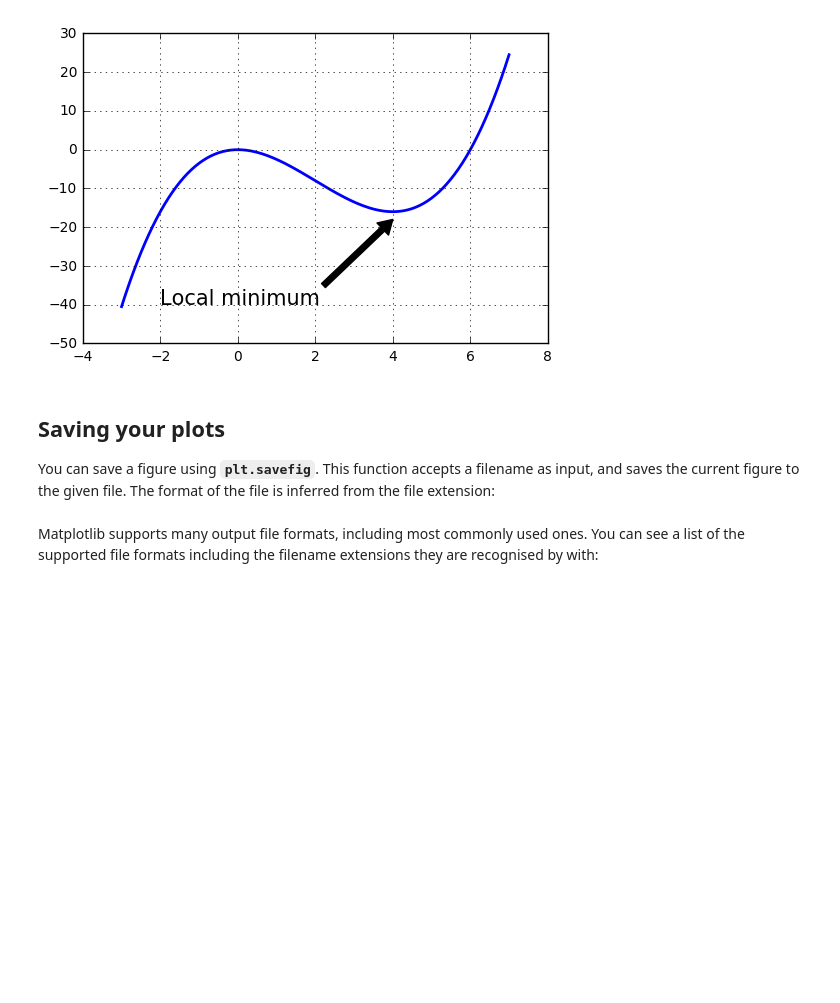
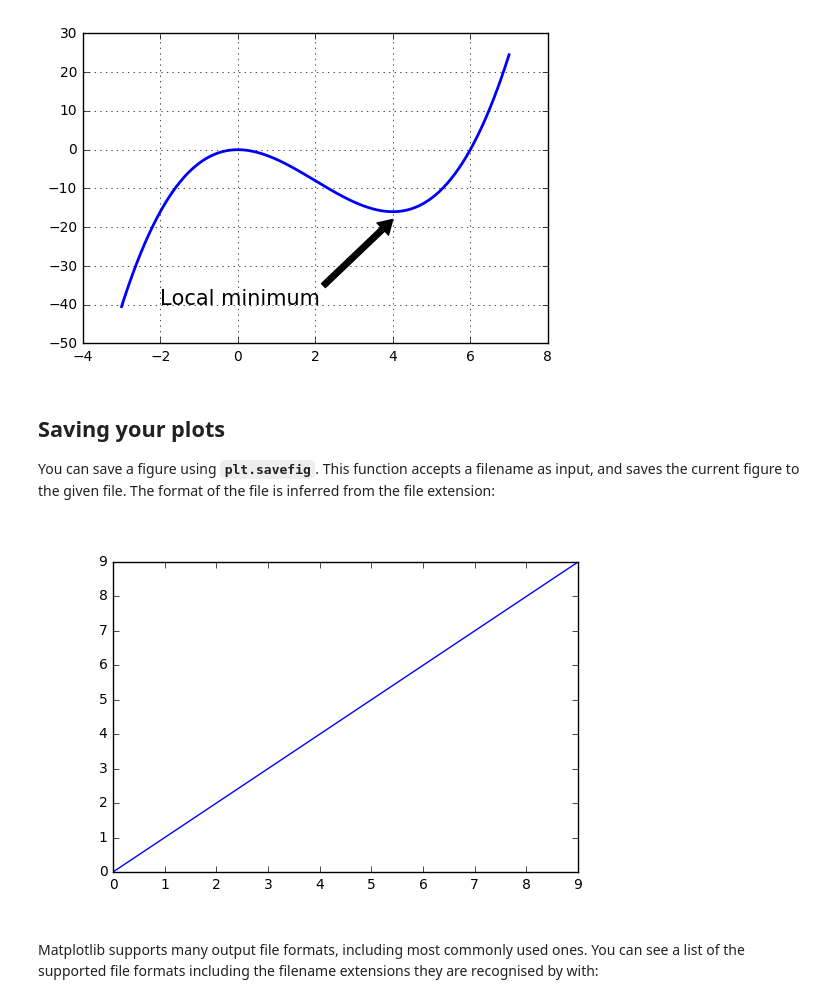
Before and after one commit to duncanwp/python_for_climate_scientists, a Jupyter notebook: course_content/notebooks/matplotlib_intro.ipynb, the cells around one changed output. Drawn from its saved outputs; the diff is of its cells as text; code cells hidden in the pictures; blank space fills up the shorter version.

```diff
--- a/course_content/notebooks/matplotlib_intro.ipynb
+++ b/course_content/notebooks/matplotlib_intro.ipynb
@@ -212,6 +212,11 @@ You can save a figure using **`plt.savefig`**. This function accepts a filename
 # %%
 plt.plot(range(10))
 plt.savefig('my_plot.png')
+# %%
+from IPython.display import Image
+Image(filename='my_plot.png')
+# %% [output]
+[figure, added]
 # %% [markdown]
 Matplotlib supports many output file formats, including most commonly used ones. You can see a list of the supported file formats including the filename extensions they are recognised by with:
 # %%
```
Also changed, not shown: parts of 1 cell of this notebook.
